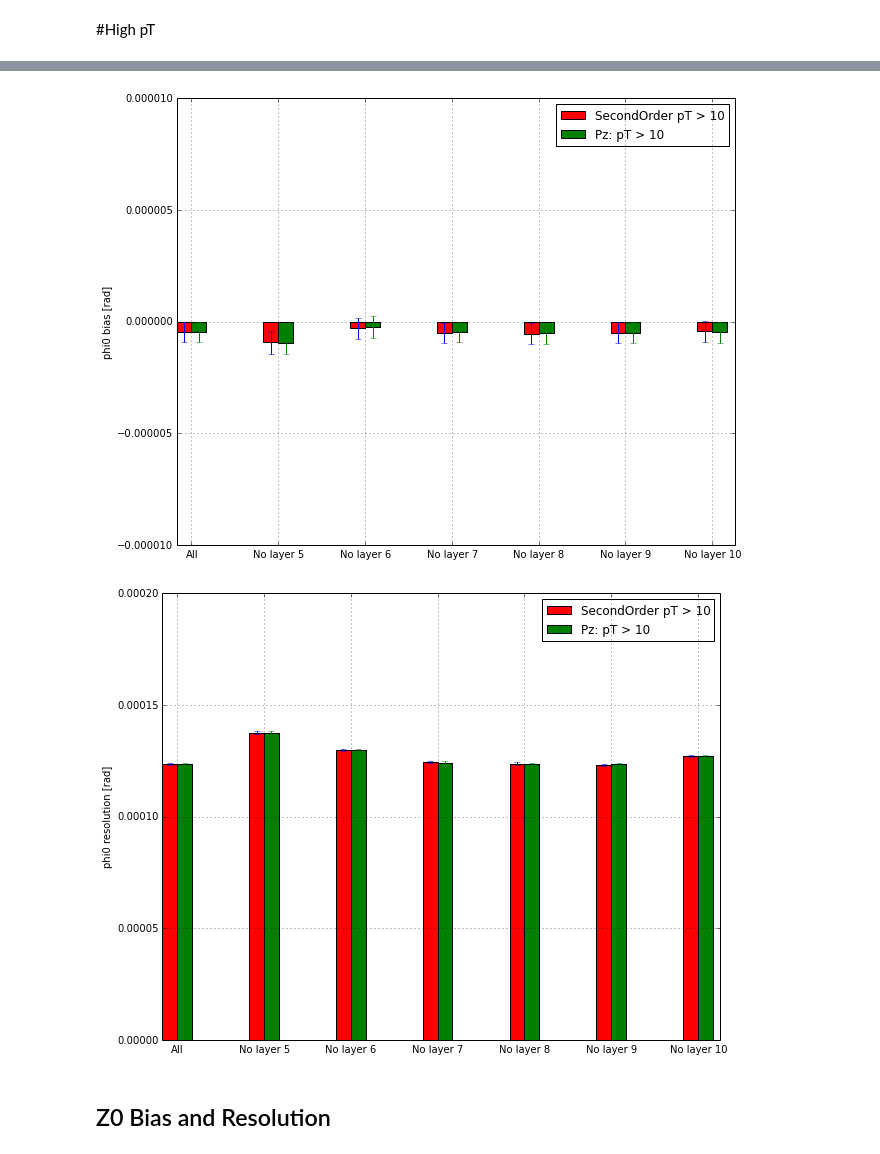
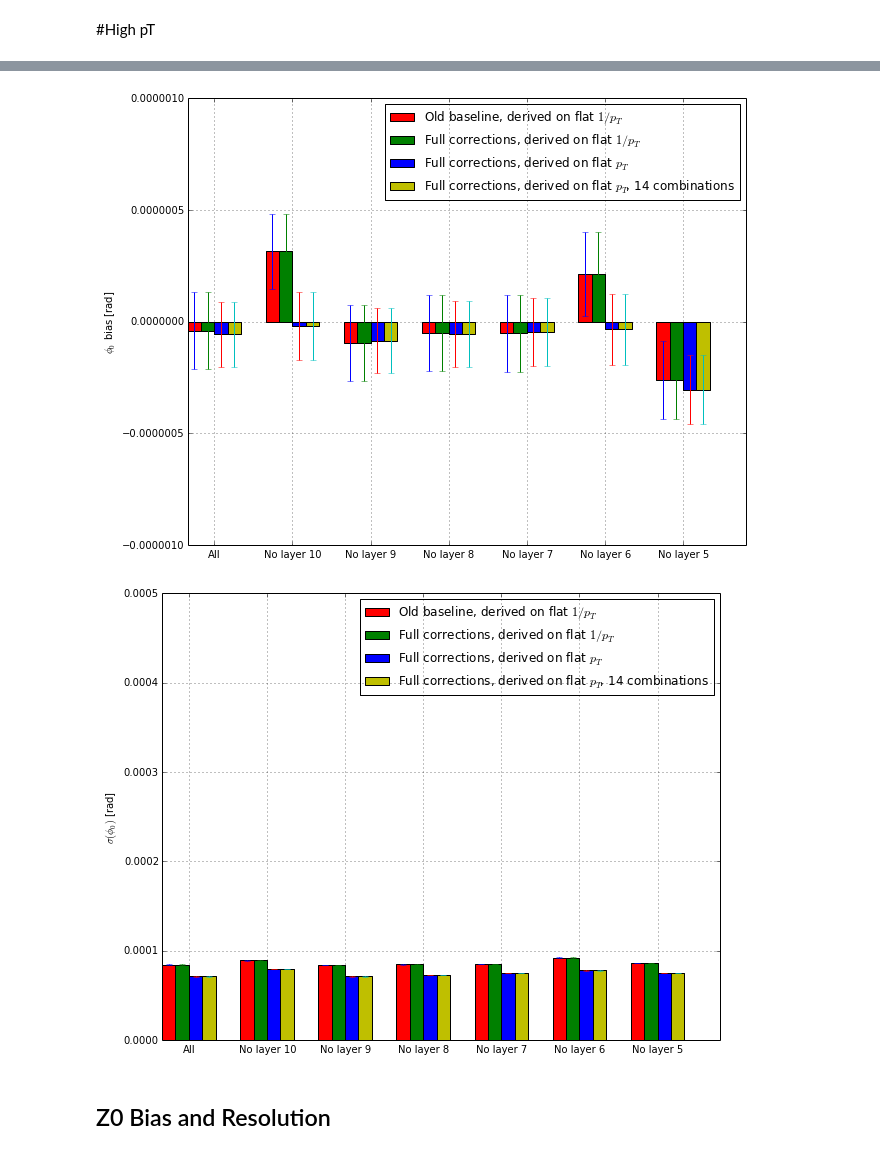
Before and after one commit to rpatelCERN/LinearizedTrackFit, a Jupyter notebook: LinearizedTrackFit/python/Notebooks/ResolutionsAllRegions.ipynb, the cells around one changed output, grey strips where cells are left out. Drawn from its saved outputs; the diff is of its cells as text; code cells hidden in the pictures.

```diff
--- a/LinearizedTrackFit/python/Notebooks/ResolutionsAllRegions.ipynb
+++ b/LinearizedTrackFit/python/Notebooks/ResolutionsAllRegions.ipynb
@@ -139 +106,20 @@ NameError: name 'fitAll' is not defined
+# %%
+# fit_type_list = [["NineRegions/FlatOneOverPt/Combinations_OldBaseline_PT_RANGE/AppliedOnFlatPt",
+#                   "Old baseline, derived on flat $1/p_{T}$"],
+#                  ["NineRegions/FlatOneOverPt/Combinations_FullCorrections_PT_RANGE/AppliedOnFlatPt",
+#                   "Full corrections, derived on flat $1/p_{T}$"],
+#                  ["NineRegions/FlatPt/Combinations_FullCorrections_PT_RANGE_flatPtTgThetaAndPtPreEstimate",
+#                   "Full corrections, derived on flat $p_{T}$"],
+#                  ["FourteenRegions/FlatPt/Combinations_FullCorrections_PT_RANGE_flatPtTgThetaAndPtPreEstimate",
+#                   "Full corrections, derived on flat $p_{T}$, 14 combinations"]]
+
+fit_type_list = [["NineRegions/FlatOneOverPt/Combinations_OldBaseline_PT_RANGE/AppliedOnFlatPt",
+                  "Old baseline"],
+                 ["FourteenRegions/FlatPt/Combinations_FullCorrections_PT_RANGE_flatPtTgThetaAndPtPreEstimate",
+                  "New baseline"]]
+
+
+file_name_lists, legend_entry_list, x_axis_entry_list = fill_file_name_legend_for_5_6("10_more", region)
+pt_histo = "EstimatedParRelError_summary_charge/pt"
+h, fit_results = fit_all(file_name_lists, pt_histo)
 # %%
@@ -149,15 +135,17 @@ plt.show()
 # %%
 phi0_histo = "EstimatedParError_summary_phi"
-h, fitResults = fitAll(base_high_pt, f_name, phi0_histo, layers_list)
+h, fit_results = fit_all(file_name_lists, phi0_histo)
 # %%
-plt = plot(fitResults, 0, 'phi0 bias [rad]', layers_list, legend_names_high_pt, y_min = -0.00001, y_max = 0.00001)
+plt = plot_combinations(fit_results, 0, '$\phi_0$ bias [rad]', x_axis_entry_list,
+                        legend_entry_list, y_min=-0.000001, y_max=0.000001)
 plt.show()
 # %% [output]
-[figure, old version]
+[figure, new version]
 # %%
-plt = plot(fitResults, 2, 'phi0 resolution [rad]', layers_list, legend_names_high_pt, y_max = 0.0002)
+plt = plot_combinations(fit_results, 2, '$\sigma(\phi_0)$ [rad]', x_axis_entry_list,
+                        legend_entry_list, y_max = 0.0005)
 plt.show()
 # %% [output]
-[figure, old version]
+[figure, new version]
 # %% [markdown]
 ## Z0 Bias and Resolution
```
Also changed, not shown: parts of 23 cells of this notebook, 11 other files.
